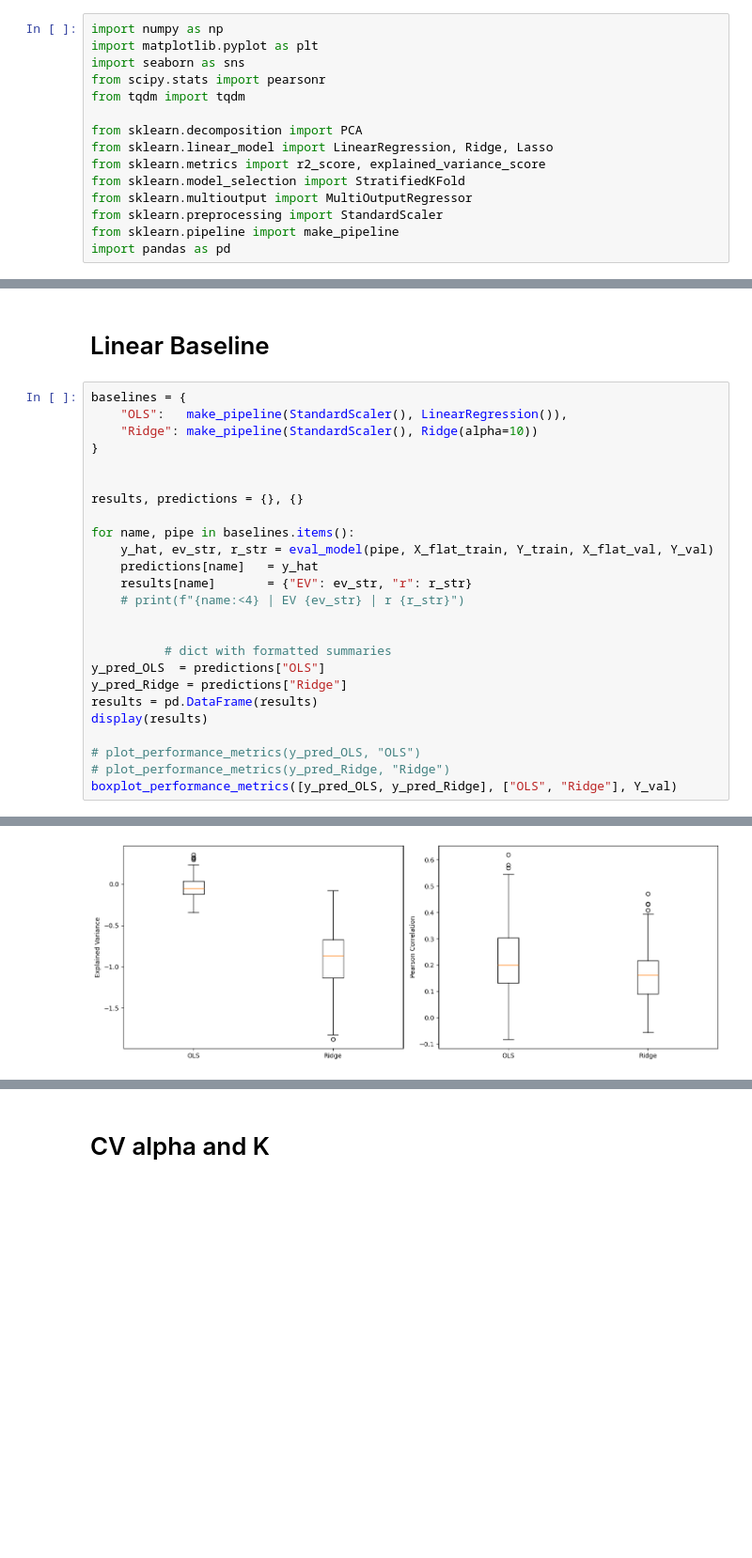
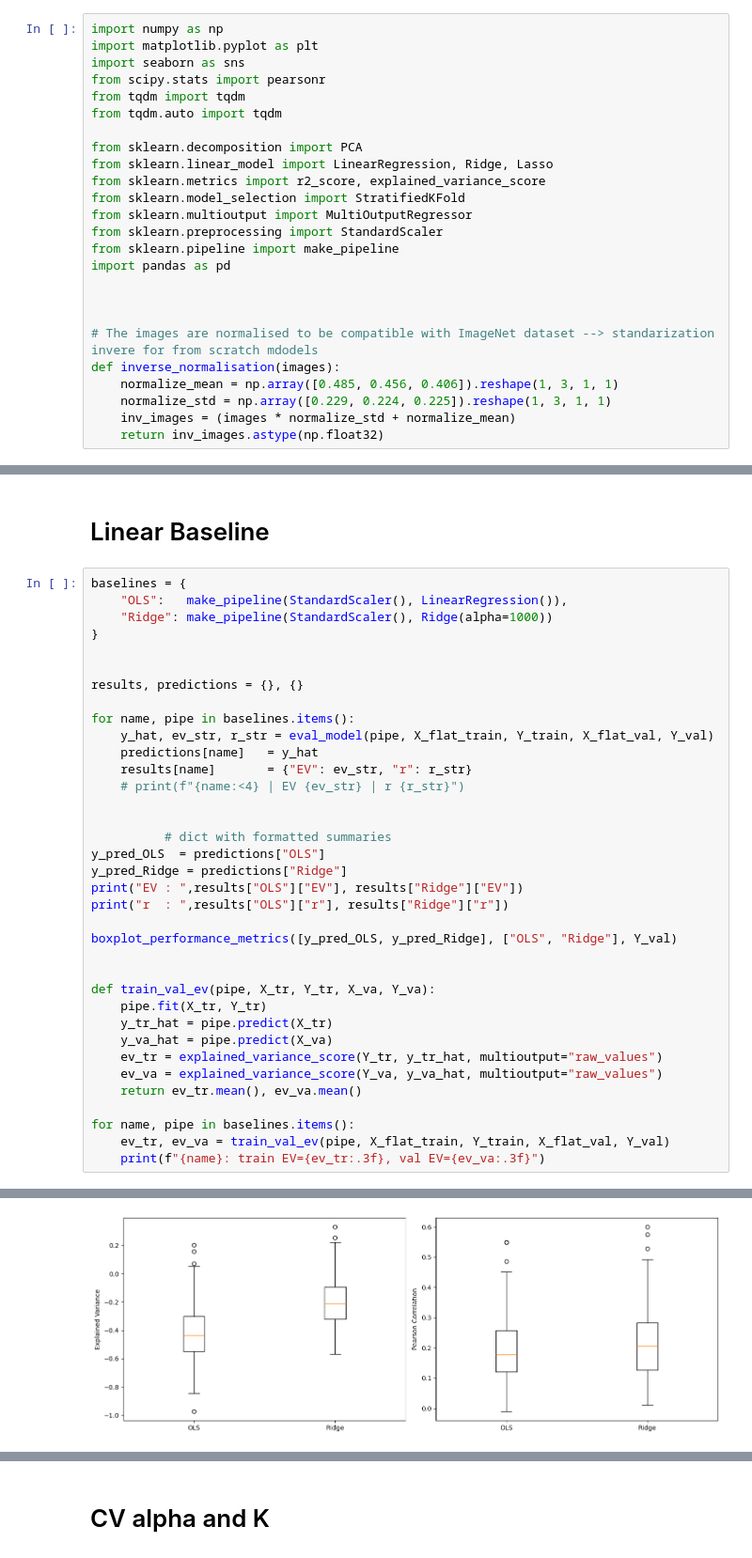
Before and after one commit to maverest/NX_414_Brain_Like_project, a Jupyter notebook: clean.ipynb, the cells around one changed output, grey strips where cells are left out. Shown: that part at 94% size. Drawn from its saved outputs; the diff is of its cells as text; blank space fills up the shorter version.

```diff
--- a/clean.ipynb
+++ b/clean.ipynb
@@ -28,6 +28,7 @@ import matplotlib.pyplot as plt
 import seaborn as sns
 from scipy.stats import pearsonr
 from tqdm import tqdm
+from tqdm.auto import tqdm
 
 from sklearn.decomposition import PCA
 from sklearn.linear_model import LinearRegression, Ridge, Lasso
@@ -37,3 +38,12 @@ from sklearn.multioutput import MultiOutputRegressor
 from sklearn.preprocessing import StandardScaler
 from sklearn.pipeline import make_pipeline
 import pandas as pd
+
+
+
+# The images are normalised to be compatible with ImageNet dataset --> standarization invere for from scratch mdodels
+def inverse_normalisation(images):
+    normalize_mean = np.array([0.485, 0.456, 0.406]).reshape(1, 3, 1, 1)
+    normalize_std = np.array([0.229, 0.224, 0.225]).reshape(1, 3, 1, 1)
+    inv_images = (images * normalize_std + normalize_mean)
+    return inv_images.astype(np.float32)
@@ -120,7 +154,7 @@ def boxplot_performance_metrics(list_pred, list_model_name, Y_val):
 # %%
 baselines = {
     "OLS":   make_pipeline(StandardScaler(), LinearRegression()),
-    "Ridge": make_pipeline(StandardScaler(), Ridge(alpha=10))
+    "Ridge": make_pipeline(StandardScaler(), Ridge(alpha=1000))
 }
 
 
@@ -136,10 +170,21 @@ for name, pipe in baselines.items():
           # dict with formatted summaries
 y_pred_OLS  = predictions["OLS"]
 y_pred_Ridge = predictions["Ridge"]
-results = pd.DataFrame(results)
-display(results)
+print("EV : ",results["OLS"]["EV"], results["Ridge"]["EV"])
+print("r  : ",results["OLS"]["r"], results["Ridge"]["r"])
 
-# plot_performance_metrics(y_pred_OLS, "OLS")
-# plot_performance_metrics(y_pred_Ridge, "Ridge")
 boxplot_performance_metrics([y_pred_OLS, y_pred_Ridge], ["OLS", "Ridge"], Y_val)
+
+
+def train_val_ev(pipe, X_tr, Y_tr, X_va, Y_va):
+    pipe.fit(X_tr, Y_tr)
+    y_tr_hat = pipe.predict(X_tr)
+    y_va_hat = pipe.predict(X_va)
+    ev_tr = explained_variance_score(Y_tr, y_tr_hat, multioutput="raw_values")
+    ev_va = explained_variance_score(Y_va, y_va_hat, multioutput="raw_values")
+    return ev_tr.mean(), ev_va.mean()
+
+for name, pipe in baselines.items():
+    ev_tr, ev_va = train_val_ev(pipe, X_flat_train, Y_train, X_flat_val, Y_val)
+    print(f"{name}: train EV={ev_tr:.3f}, val EV={ev_va:.3f}")
 # %% [output]
@@ -149 +193 @@ boxplot_performance_metrics([y_pred_OLS, y_pred_Ridge], ["OLS", "Ridge"], Y_val)
-[figure, old version]
+[figure, new version]
```
Also changed, not shown: parts of 17 cells of this notebook.
